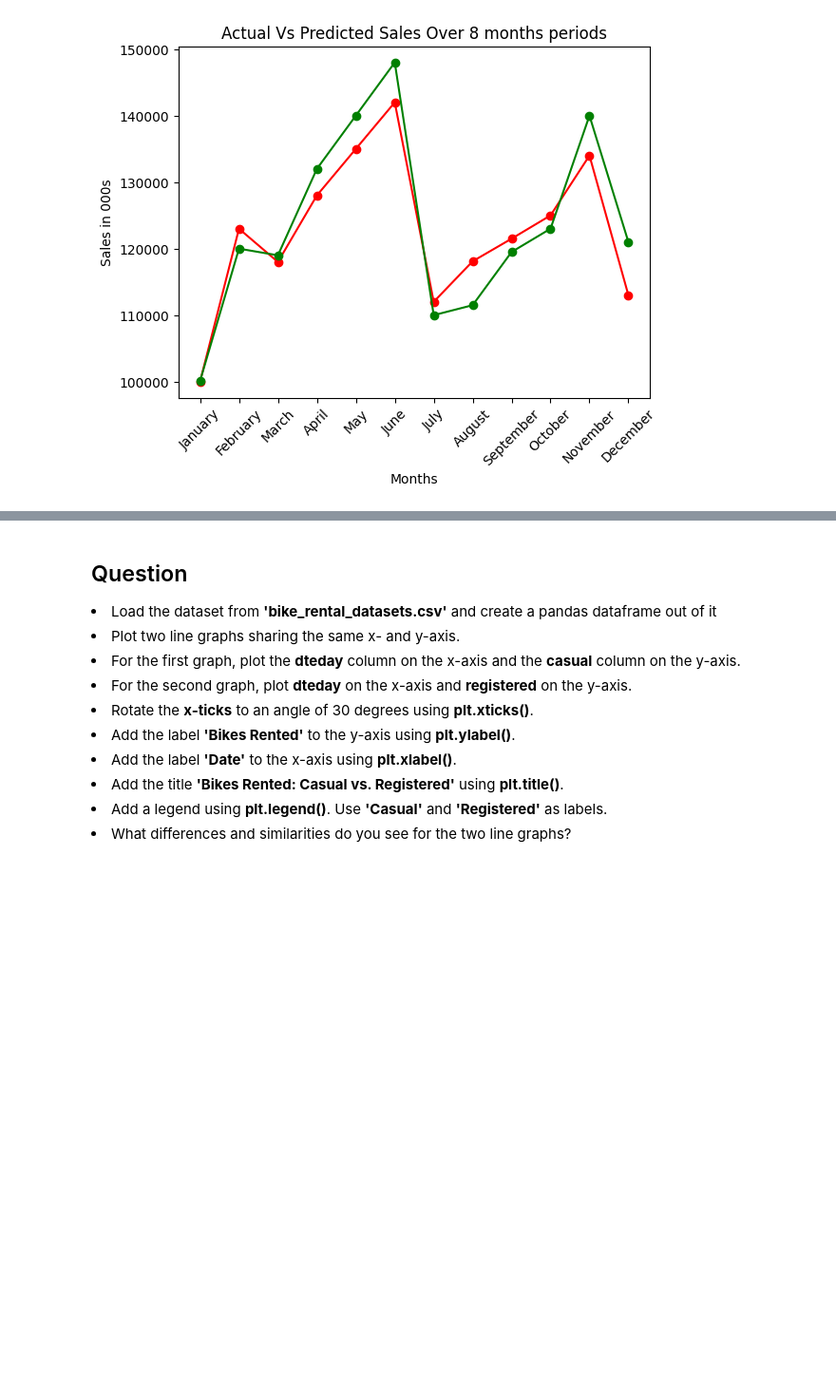
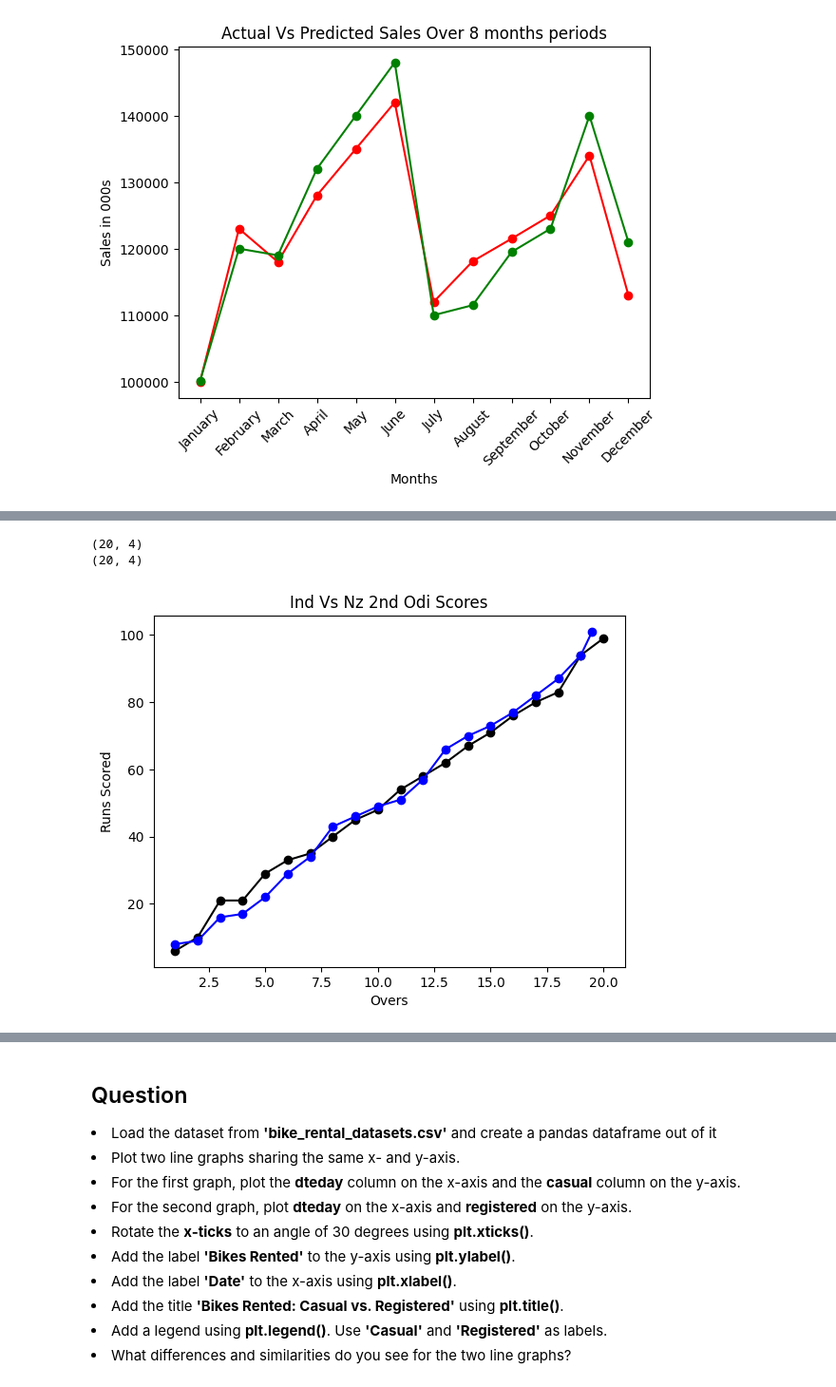
Before and after one commit to prabhat-123/Python_For_Data_Science, a Jupyter notebook: data_visualization.ipynb, the cells around one changed output, grey strips where cells are left out. Shown at 95% size. Cells and saved outputs as stored; diff of their text form; code cells hidden in the pictures; blank space fills up the shorter version.

```diff
--- a/data_visualization.ipynb
+++ b/data_visualization.ipynb
@@ -331,3 +331,7 @@ plt.ylabel("Sales in 000s")
 plt.show()
 # %% [output]
 [figure]
+# %%
+import pandas as pd
+scores_df = pd.read_csv('csv_data/cricket_scores.csv')
+scores_df.head()
@@ -333,0 +345,17 @@ plt.show()
+# %%
+nz_scores = scores_df.loc[scores_df['Batting_team'] == "Newzeland"]
+ind_scores = scores_df.loc[scores_df['Batting_team'] == "India"]
+print(nz_scores.shape)
+print(nz_scores.shape)
+# %% [output]
+(20, 4)
+(20, 4)
+# %%
+plt.plot(nz_scores['Over'], nz_scores['Run'], marker = 'o', color = 'black')
+plt.plot(ind_scores['Over'], ind_scores['Run'], marker = 'o', color = 'blue')
+plt.title("Ind Vs Nz 2nd Odi Scores")
+plt.xlabel('Overs')
+plt.ylabel("Runs Scored")
+plt.show()
+# %% [output]
+[figure, added]
```
Also changed, not shown: parts of 19 cells of this notebook.
